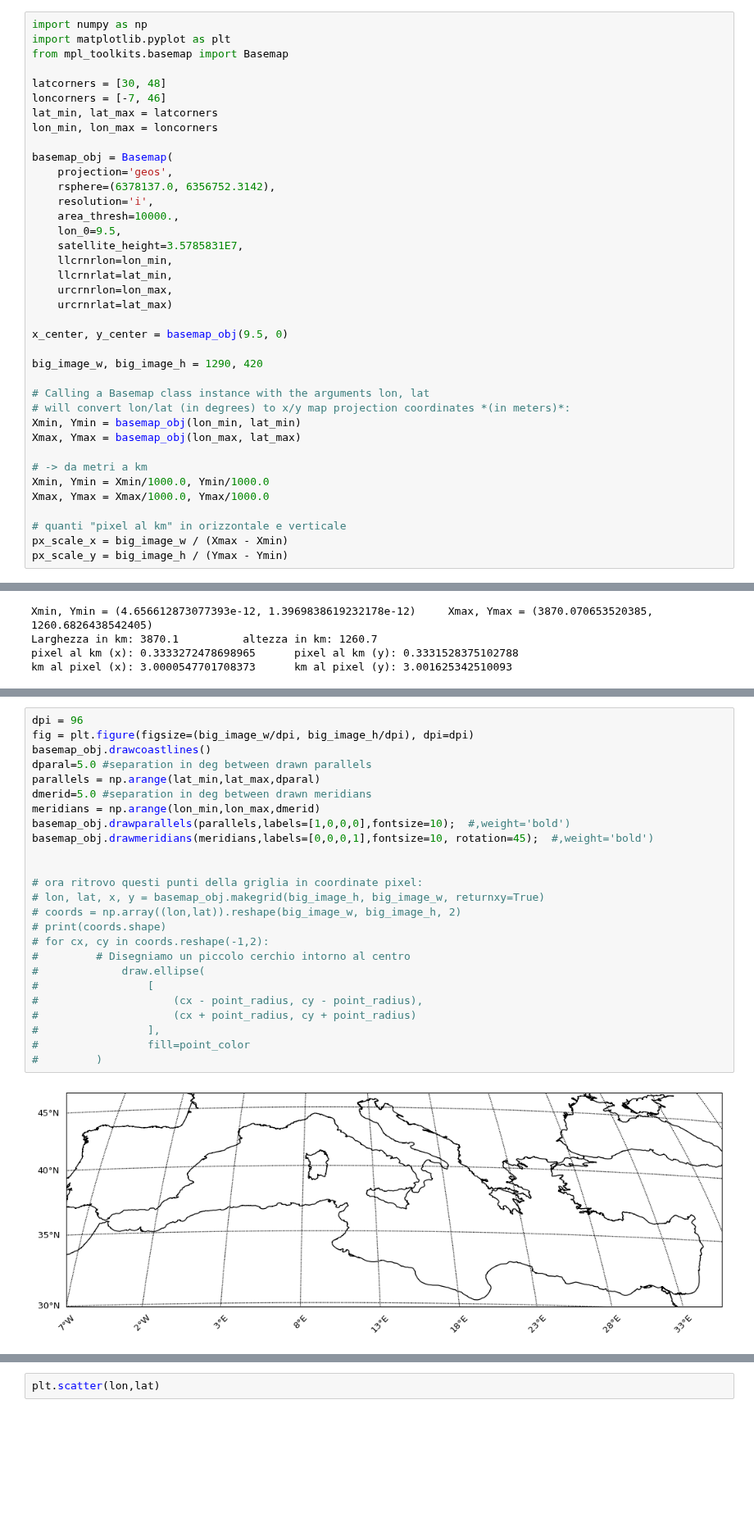
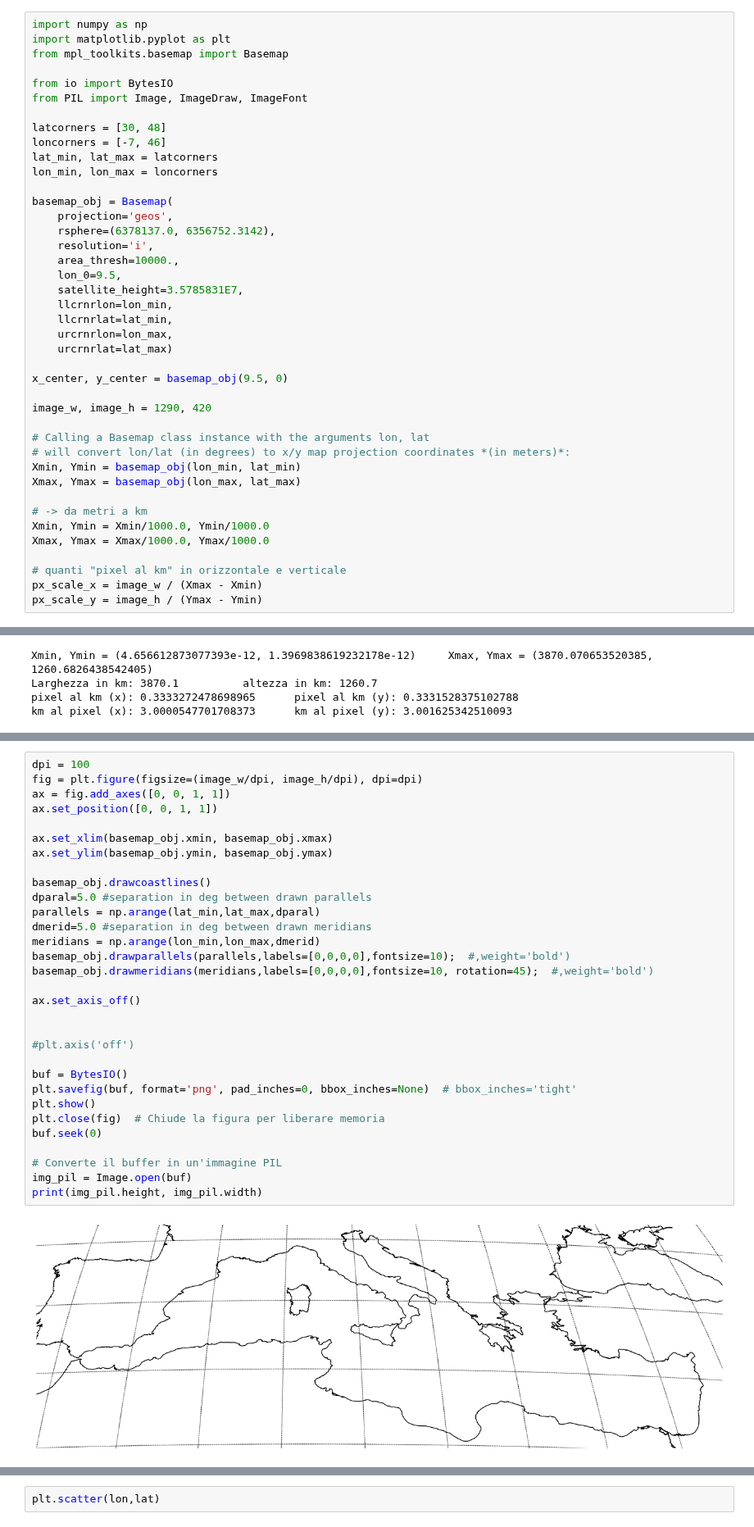
Before and after one commit to dandarm/VideoMAEv2, a Jupyter notebook: medicane_utils/geo_const.ipynb, the cells around one changed output, grey strips where cells are left out. Shown at 82% size. Cells and saved outputs as stored; diff of their text form; blank space fills up the shorter version.

```diff
--- a/medicane_utils/geo_const.ipynb
+++ b/medicane_utils/geo_const.ipynb
@@ -2,6 +2,9 @@
 import numpy as np
 import matplotlib.pyplot as plt
 from mpl_toolkits.basemap import Basemap
+
+from io import BytesIO
+from PIL import Image, ImageDraw, ImageFont
 
 latcorners = [30, 48]
 loncorners = [-7, 46]
@@ -22,7 +25,7 @@ basemap_obj = Basemap(
 
 x_center, y_center = basemap_obj(9.5, 0)
 
-big_image_w, big_image_h = 1290, 420
+image_w, image_h = 1290, 420
 
 # Calling a Basemap class instance with the arguments lon, lat
 # will convert lon/lat (in degrees) to x/y map projection coordinates *(in meters)*:
@@ -34,8 +37,8 @@ Xmin, Ymin = Xmin/1000.0, Ymin/1000.0
 Xmax, Ymax = Xmax/1000.0, Ymax/1000.0
 
 # quanti "pixel al km" in orizzontale e verticale
-px_scale_x = big_image_w / (Xmax - Xmin)
-px_scale_y = big_image_h / (Ymax - Ymin)
+px_scale_x = image_w / (Xmax - Xmin)
+px_scale_y = image_h / (Ymax - Ymin)
 # %%
 basemap_obj(-7, 30)
 # %% [output]
@@ -63,27 +56,33 @@ x[1][1]-x[0][0], x[-1][-1]-x[-2][-2]
 # %%
-dpi = 96
-fig = plt.figure(figsize=(big_image_w/dpi, big_image_h/dpi), dpi=dpi)
+dpi = 100
+fig = plt.figure(figsize=(image_w/dpi, image_h/dpi), dpi=dpi)
+ax = fig.add_axes([0, 0, 1, 1])
+ax.set_position([0, 0, 1, 1])
+
+ax.set_xlim(basemap_obj.xmin, basemap_obj.xmax)
+ax.set_ylim(basemap_obj.ymin, basemap_obj.ymax)
+
 basemap_obj.drawcoastlines()
 dparal=5.0 #separation in deg between drawn parallels
 parallels = np.arange(lat_min,lat_max,dparal)
 dmerid=5.0 #separation in deg between drawn meridians
 meridians = np.arange(lon_min,lon_max,dmerid)
-basemap_obj.drawparallels(parallels,labels=[1,0,0,0],fontsize=10);  #,weight='bold')
-basemap_obj.drawmeridians(meridians,labels=[0,0,0,1],fontsize=10, rotation=45);  #,weight='bold')
+basemap_obj.drawparallels(parallels,labels=[0,0,0,0],fontsize=10);  #,weight='bold')
+basemap_obj.drawmeridians(meridians,labels=[0,0,0,0],fontsize=10, rotation=45);  #,weight='bold')
+
+ax.set_axis_off()
 
 
-# ora ritrovo questi punti della griglia in coordinate pixel:
-# lon, lat, x, y = basemap_obj.makegrid(big_image_h, big_image_w, returnxy=True)
-# coords = np.array((lon,lat)).reshape(big_image_w, big_image_h, 2)
-# print(coords.shape)
-# for cx, cy in coords.reshape(-1,2):
-#         # Disegniamo un piccolo cerchio intorno al centro
-#             draw.ellipse(
-#                 [
-#                     (cx - point_radius, cy - point_radius),
-#                     (cx + point_radius, cy + point_radius)
-#                 ],
-#                 fill=point_color
-#         )
+#plt.axis('off')
+
+buf = BytesIO()
+plt.savefig(buf, format='png', pad_inches=0, bbox_inches=None)  # bbox_inches='tight'
+plt.show()
+plt.close(fig)  # Chiude la figura per liberare memoria
+buf.seek(0)
+
+# Converte il buffer in un'immagine PIL
+img_pil = Image.open(buf)
+print(img_pil.height, img_pil.width)
 # %% [output]
-[figure, old version]
+[figure, new version]
```
Also changed, not shown: parts of 11 cells of this notebook, 6 other files.
